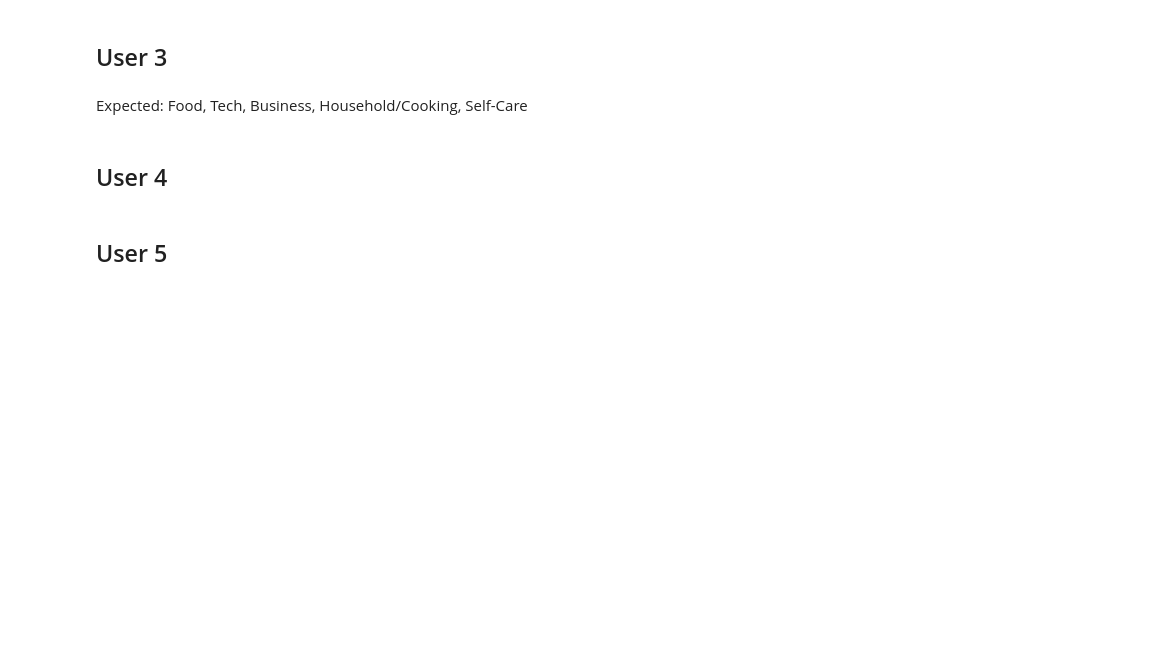
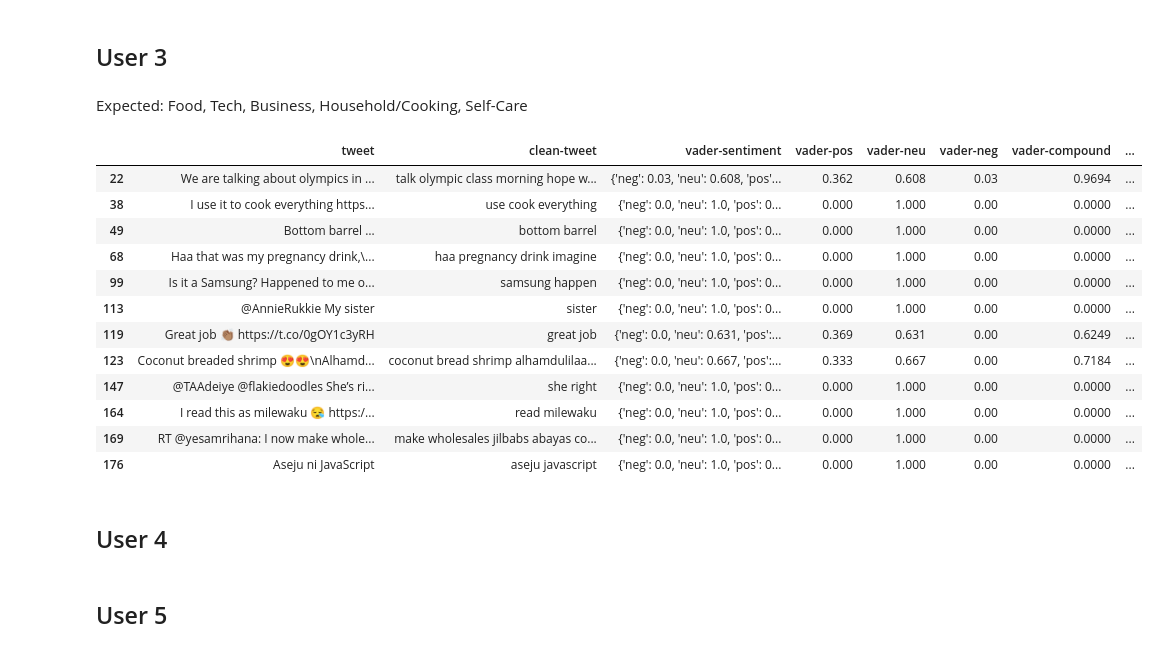
Before and after one commit to michaelhalim168/GiftFinder, a Jupyter notebook: 06-twitter-data.ipynb, the cells around one changed output. Cells and saved outputs as stored; diff of their text form; code cells hidden in the pictures; blank space fills up the shorter version.

```diff
--- a/06-twitter-data.ipynb
+++ b/06-twitter-data.ipynb
@@ -64,3 +64,3 @@ carr1eg_df = user_tweet_df('tweets/carr.sav', 'rb')
 # %%
-user3_df = user_tweet_df('tweets/bintur.sav', 'rb')
+user3_df = user_tweet_df('tweets/bintur.sav')
 # %%
@@ -225,6 +246,23 @@ user3_topics = user3_class.predict_topics(0, 0.2)
 user3_true = ['Food', 'Electronics/Gadgets', 'Self-care', 'Business', 'Household/Cooking']
 # %%
 user3_list = list(user3_topics.index)
+# %%
+df = user3_class.predict_df
+df[df.probability >= 0.2]
+# %% [output]
+|  | tweet | clean-tweet | vader-sentiment | vader-pos | vader-neu | vader-neg | vader-compound | ... |
+| 22 | We are talking about olympics in ... | talk olympic class morning hope w... | {'neg': 0.03, 'neu': 0.608, 'pos'... | 0.362 | 0.608 | 0.03 | 0.9694 | ... |
+| 38 | I use it to cook everything https... | use cook everything | {'neg': 0.0, 'neu': 1.0, 'pos': 0... | 0.000 | 1.000 | 0.00 | 0.0000 | ... |
+| 49 | Bottom barrel … | bottom barrel | {'neg': 0.0, 'neu': 1.0, 'pos': 0... | 0.000 | 1.000 | 0.00 | 0.0000 | ... |
+| 68 | Haa that was my pregnancy drink,\... | haa pregnancy drink imagine | {'neg': 0.0, 'neu': 1.0, 'pos': 0... | 0.000 | 1.000 | 0.00 | 0.0000 | ... |
+| 99 | Is it a Samsung? Happened to me o... | samsung happen | {'neg': 0.0, 'neu': 1.0, 'pos': 0... | 0.000 | 1.000 | 0.00 | 0.0000 | ... |
+| 113 | @AnnieRukkie My sister | sister | {'neg': 0.0, 'neu': 1.0, 'pos': 0... | 0.000 | 1.000 | 0.00 | 0.0000 | ... |
+| 119 | Great job 👏🏽 https://t.co/0gOY1c3yRH | great job | {'neg': 0.0, 'neu': 0.631, 'pos':... | 0.369 | 0.631 | 0.00 | 0.6249 | ... |
+| 123 | Coconut breaded shrimp 😍😍\nAlhamd... | coconut bread shrimp alhamdulilaa... | {'neg': 0.0, 'neu': 0.667, 'pos':... | 0.333 | 0.667 | 0.00 | 0.7184 | ... |
+| 147 | @TAAdeiye @flakiedoodles She’s ri... | she right | {'neg': 0.0, 'neu': 1.0, 'pos': 0... | 0.000 | 1.000 | 0.00 | 0.0000 | ... |
+| 164 | I read this as milewaku 😪 https:/... | read milewaku | {'neg': 0.0, 'neu': 1.0, 'pos': 0... | 0.000 | 1.000 | 0.00 | 0.0000 | ... |
+| 169 | RT @yesamrihana: I now make whole... | make wholesales jilbabs abayas co... | {'neg': 0.0, 'neu': 1.0, 'pos': 0... | 0.000 | 1.000 | 0.00 | 0.0000 | ... |
+| 176 | Aseju ni JavaScript | aseju javascript | {'neg': 0.0, 'neu': 1.0, 'pos': 0... | 0.000 | 1.000 | 0.00 | 0.0000 | ... |
 # %% [markdown]
 ## User 4
 # %%
```
Also changed, not shown: parts of 11 cells of this notebook, 9 other files.
